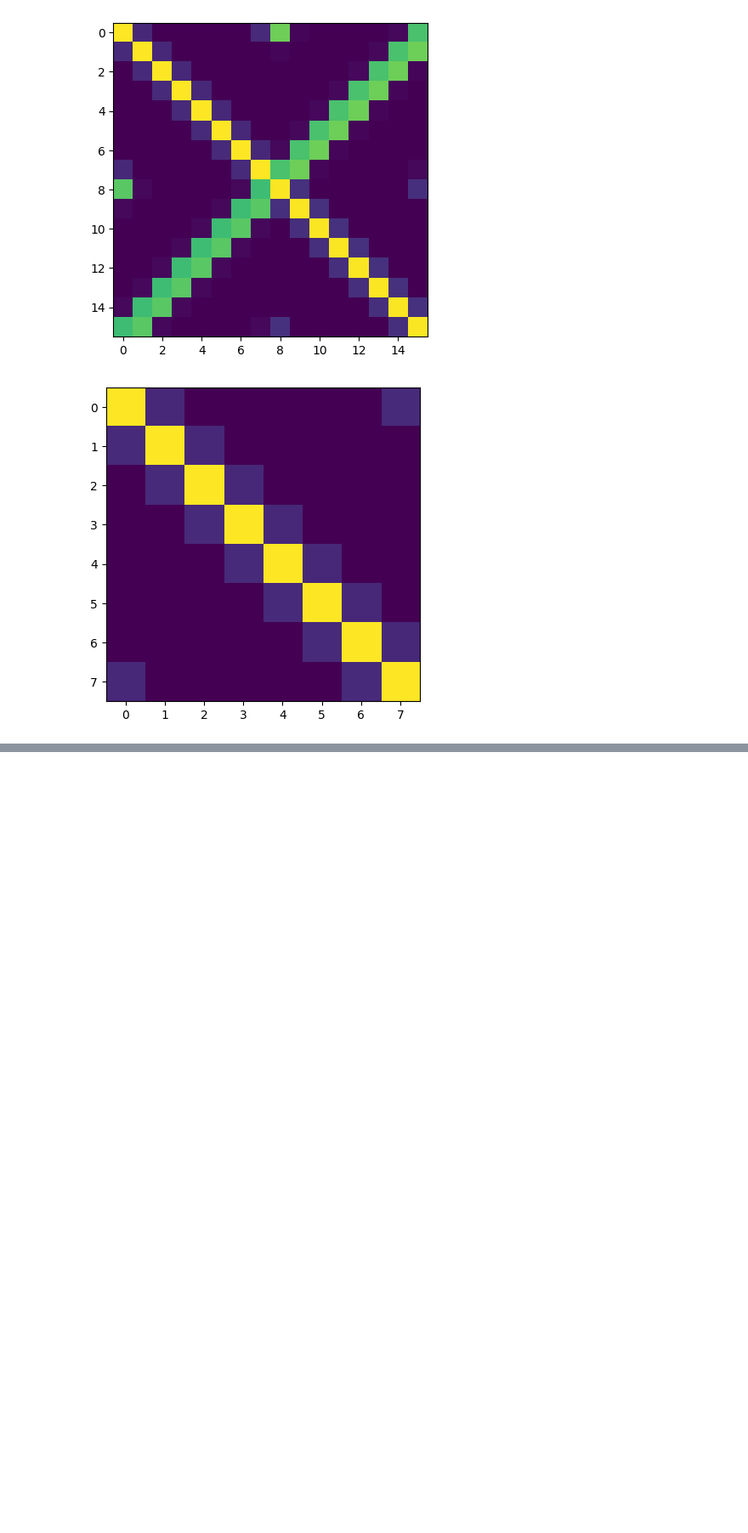
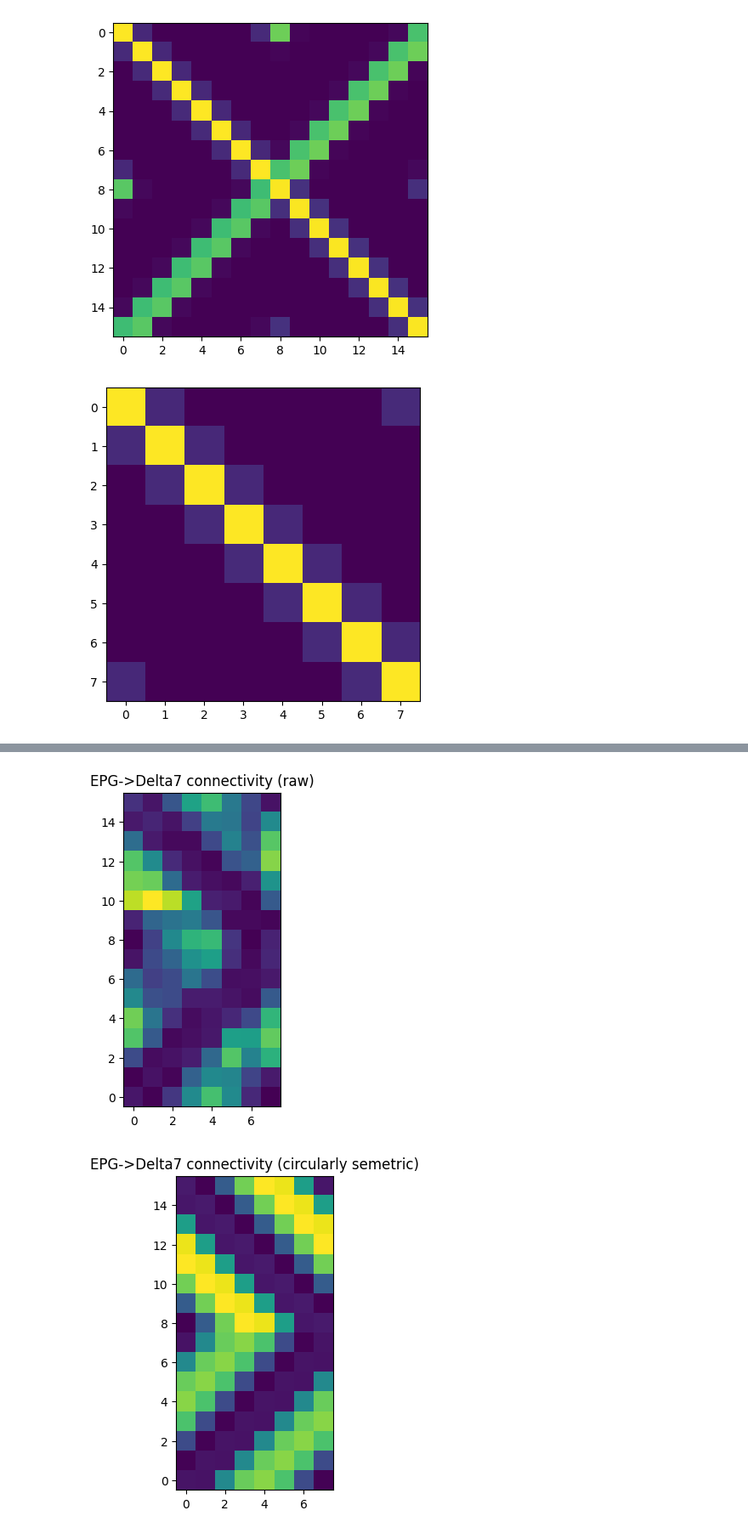
Before and after one commit to yfisher-lab/ConnectomeLibrary, a Jupyter notebook: circ_sym.ipynb, the cells around one changed output, grey strips where cells are left out. Shown at 85% size. Drawn from its saved outputs; the diff is of its cells as text; code cells hidden in the pictures; blank space fills up the shorter version.

Commit message:
Additional circular symetrization funcs

```diff
--- a/circ_sym.ipynb
+++ b/circ_sym.ipynb
@@ -322,3 +322,11 @@ plt.imshow(tl_cs, cmap='viridis')
 plt.show()
 # %% [output]
 [figure]
+# %%
+epg_del7_conn = cl.fetch_connectivity(target_scale='type', conn_scale='type', conn_type='post', target_id='EPG', conn_id='Delta7', rois=['EB', 'PB'])
+
+epg_del7_conn = epg_del7_conn[epg_del7_conn['instance_post'] != 'Delta7(PB15)_L4R6_R']
+epg_del7_conn = epg_del7_conn[epg_del7_conn['instance_post'] != 'Delta7(PB15)_L6R4_L']
+epg_del7_conn = epg_del7_conn[epg_del7_conn['instance_post'] != 'Delta7(PB15)_L7R3_L']
+
+cl.visualize_conn(epg_del7_conn, pre_scale='instance', post_scale='instance', sort_by='instance', weight_col='weight', height=500, width=400, x_ax_rot=60)
@@ -324,0 +335,23 @@ plt.show()
+# %%
+importlib.reload(cl)
+
+epg_del7_cmx = neuprint.connection_table_to_matrix(epg_del7_conn, group_cols=('instance_pre', 'instance_post'), weight_col='weight', sort_by='instance')
+epg_del7_cmx = np.array(epg_del7_cmx)
+epg_del7_cmx_cs = np.zeros(epg_del7_cmx.shape)
+
+sn = epg_del7_cmx.shape[0] // 2
+epg_del7_cmx_cs[:sn,:] = cl.circ_sym_ad_v(epg_del7_cmx[:sn,:])
+epg_del7_cmx_cs[sn:,:] = cl.circ_sym_d_v(epg_del7_cmx[sn:,:])
+
+epg_del7_cmx_cs_2 = cl.circ_sym(epg_del7_cmx, sym_mode='>')
+
+plt.imshow(epg_del7_cmx, origin='lower', cmap='viridis')
+plt.title('EPG->Delta7 connectivity (raw)')
+plt.show()
+plt.imshow(epg_del7_cmx_cs, origin='lower', cmap='viridis')
+plt.title('EPG->Delta7 connectivity (circularly semetric)')
+plt.show()
+plt.imshow(epg_del7_cmx_cs_2, origin='lower', cmap='viridis')
+plt.title('EPG->Delta7 connectivity (circularly semetric)')
+plt.show()
+# %% [output]
@@ -324,0 +361,2 @@ plt.show()
+[figure, added]
+[figure, added]
```
Also changed, not shown: parts of 8 cells of this notebook, 2 other files.
